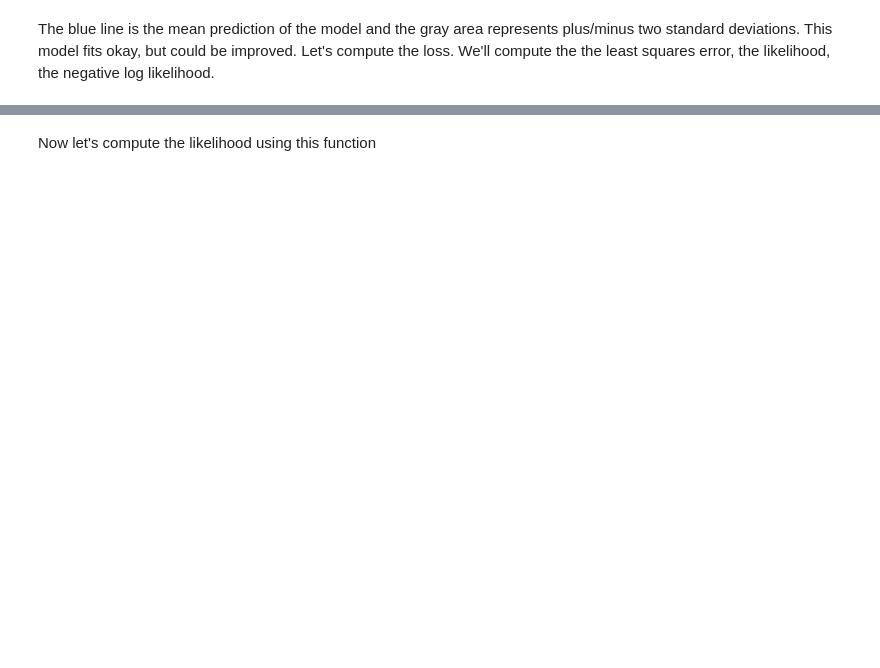
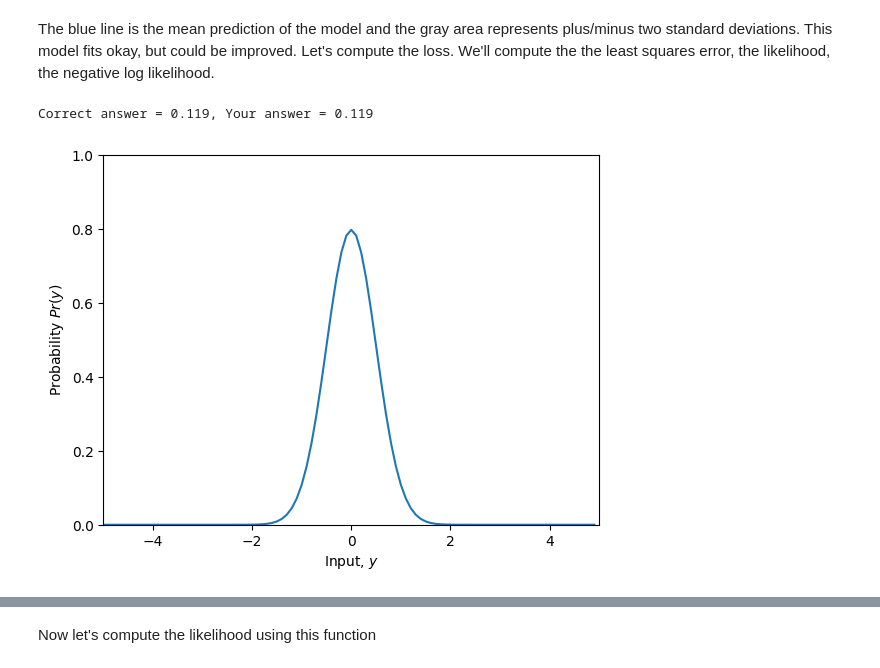
Before and after one commit to jklee16/167-Notebook-Repo, a Jupyter notebook: 5_1_Least_Squares_Loss.ipynb, the cells around one changed output, grey strips where cells are left out. Saved outputs shown, nothing was run; the diff lists cells and outputs as text; code cells hidden in the pictures; blank space fills up the shorter version.

```diff
--- a/5_1_Least_Squares_Loss.ipynb
+++ b/5_1_Least_Squares_Loss.ipynb
@@ -94,31 +96,35 @@ The blue line is the mean prediction of the model and the gray area represents p
 # %%
 # Return probability under normal distribution
 def normal_distribution(y, mu, sigma):
-    # TODO-- write in the equation for the normal distribution
+    # Done-- write in the equation for the normal distribution
     # Equation 5.7 from the notes (you will need np.sqrt() and np.exp(), and math.pi)
     # Don't use the numpy version -- that's cheating!
     # Replace the line below
-    prob = np.zeros_like(y)
+    prob = ((1/np.sqrt(2*np.pi*np.power(sigma, 2)))*np.exp(-np.power((y-mu),2)/(2*np.power(sigma,2))))
 
     return prob
 # %%
 # Let's double check we get the right answer before proceeding
 print("Correct answer = %3.3f, Your answer = %3.3f"%(0.119,normal_distribution(1,-1,2.3)))
+# %% [output]
+Correct answer = 0.119, Your answer = 0.119
 # %%
 # Let's plot the Gaussian distribution.
 y_gauss = np.arange(-5,5,0.1)
-mu = 0; sigma = 1.0
+mu = 0; sigma = 0.5
 gauss_prob = normal_distribution(y_gauss, mu, sigma)
 fig, ax = plt.subplots()
 ax.plot(y_gauss, gauss_prob)
 ax.set_xlabel(r'Input, $y$'); ax.set_ylabel(r'Probability $Pr(y)$')
 ax.set_xlim([-5,5]);ax.set_ylim([0,1.0])
 plt.show()
 
-# TODO
+# Done
 # 1. Predict what will happen if we change to mu=1 and leave sigma=1
 # Now change the code above and see if you were correct.
 
 # 2. Predict what will happen if we leave mu = 0 and change sigma to 2.0
 
 # 3. Predict what will happen if we leave mu = 0 and change sigma to 0.5
+# %% [output]
+[figure, added]
```
Also changed, not shown: parts of 14 cells of this notebook.
